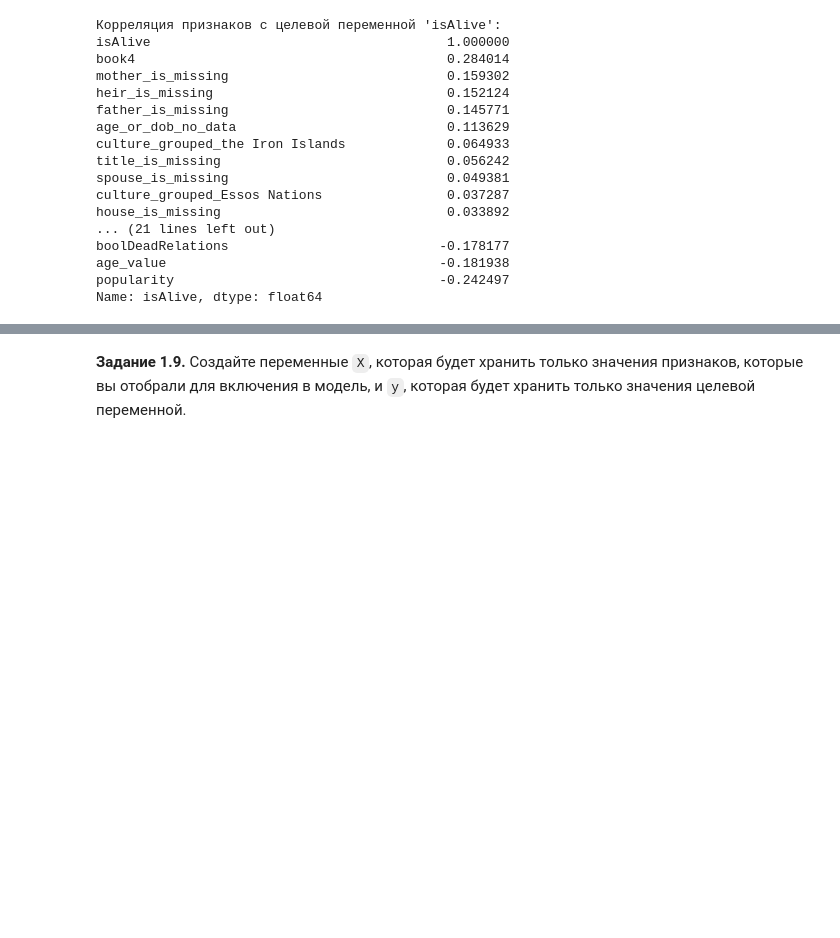
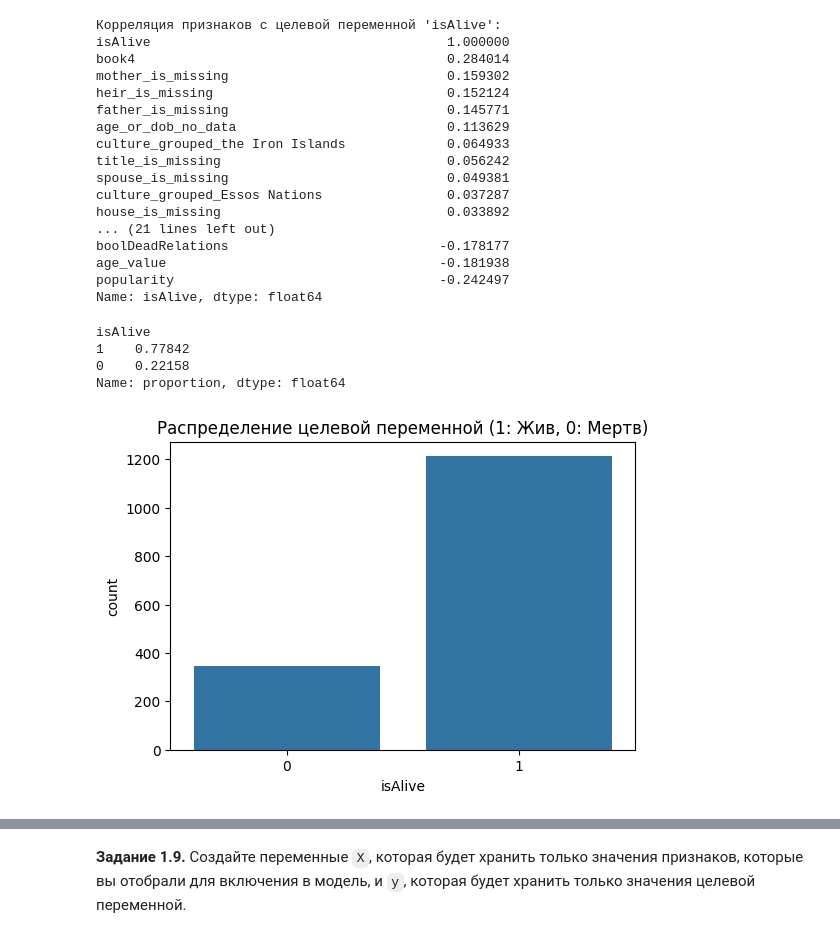
Before and after one commit to VaSiluck/Game_of_thrones_death_analysis, a Jupyter notebook: week_01_ml_intro/Homework/hw_1_game_of_thrones.ipynb, the cells around one changed output, grey strips where cells are left out. Saved outputs shown, nothing was run; the diff lists cells and outputs as text; code cells hidden in the pictures; blank space fills up the shorter version.

```diff
--- a/week_01_ml_intro/Homework/hw_1_game_of_thrones.ipynb
+++ b/week_01_ml_intro/Homework/hw_1_game_of_thrones.ipynb
@@ -698,3 +698,16 @@ boolDeadRelations                           -0.178177
 age_value                                   -0.181938
 popularity                                  -0.242497
 Name: isAlive, dtype: float64
+# %%
+print(data_copy['isAlive'].value_counts(normalize=True))
+
+plt.figure(figsize=(6, 4))
+sns.countplot(x='isAlive', data=data_copy)
+plt.title('Распределение целевой переменной (1: Жив, 0: Мертв)')
+plt.show()
+# %% [output]
+isAlive
+1    0.77842
+0    0.22158
+Name: proportion, dtype: float64
+[figure, added]
```
Also changed, not shown: parts of 18 cells of this notebook.
